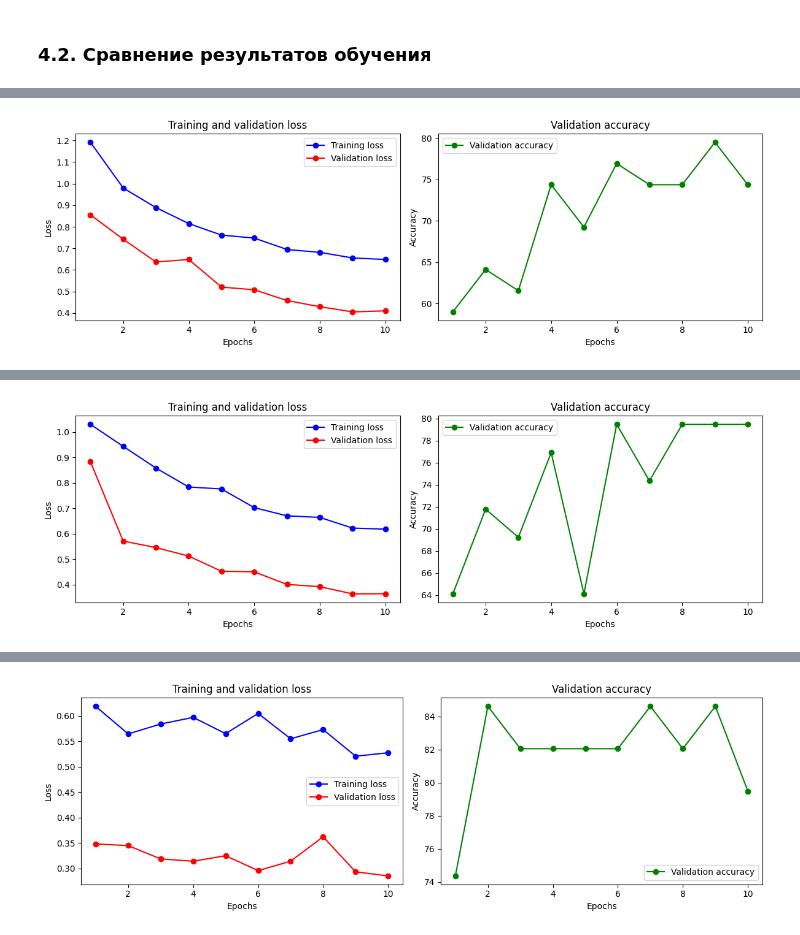
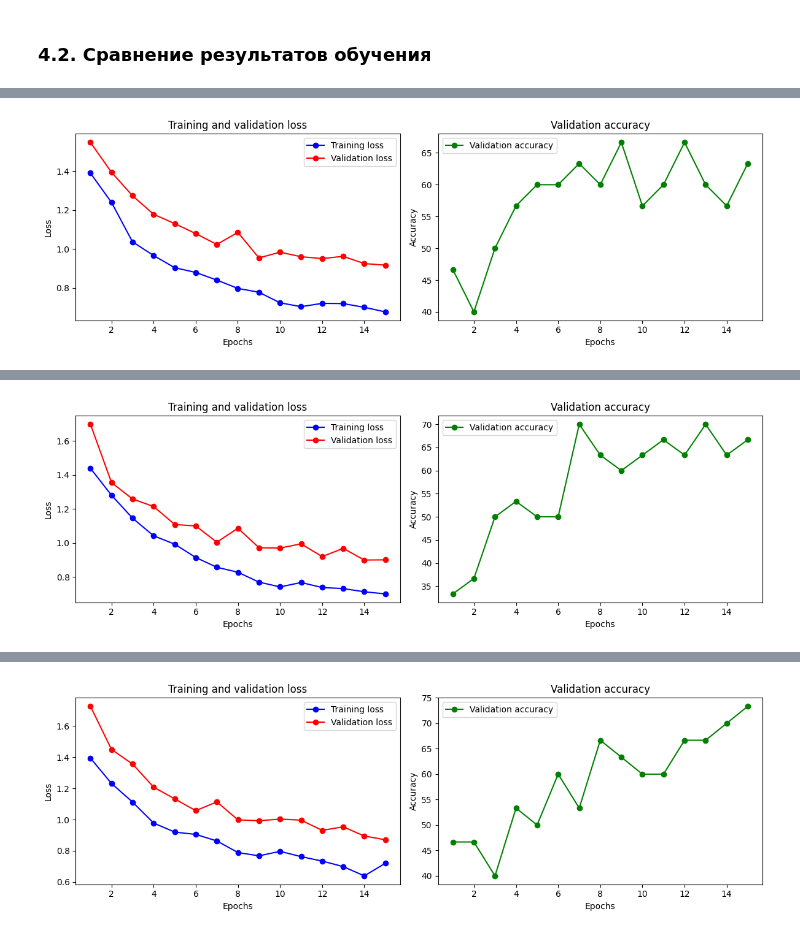
Before and after one commit to a13xe/PaintingsCNN, a Jupyter notebook: paint_train.ipynb, the cells around one changed output, grey strips where cells are left out. Saved outputs shown, nothing was run; the diff lists cells and outputs as text; code cells hidden in the pictures.

Commit message:
update classes
- reclassificate some images
- increase epochs

```diff
--- a/paint_train.ipynb
+++ b/paint_train.ipynb
@@ -210,25 +212,18 @@ def plot_results(train_losses, val_losses, val_accuracies):
 # %%
-# Define device: use GPU if available, else use CPU
+# Определение устройства: использование GPU, если доступно, иначе использование CPU
 device = torch.device('cuda' if torch.cuda.is_available() else 'cpu')
 
-# Move the model to the device
+# Перемещение модели на устройство
 model_1_transfer.to(device)
-model_1_transfer, train_losses, val_losses, val_accuracies = train_model(model_1_transfer, train_loader, val_loader, num_epochs=10)
-# Plot the results
+model_1_transfer, train_losses, val_losses, val_accuracies = train_model(model_1_transfer, train_loader, val_loader, num_epochs=15) # Обучение модели и получение результатов
+plot_results(train_losses, val_losses, val_accuracies) # Визуализация результатов
+
+model_2_transfer.to(device)
+model_2_transfer, train_losses, val_losses, val_accuracies = train_model(model_2_transfer, train_loader, val_loader, num_epochs=15)
 plot_results(train_losses, val_losses, val_accuracies)
 
-
-# Move the model to the device
-model_2_transfer.to(device)
-model_2_transfer, train_losses, val_losses, val_accuracies = train_model(model_2_transfer, train_loader, val_loader, num_epochs=10)
-# Plot the results
+model_3_transfer.to(device)
+model_3_transfer, train_losses, val_losses, val_accuracies = train_model(model_3_transfer, train_loader, val_loader, num_epochs=15)
 plot_results(train_losses, val_losses, val_accuracies)
-
-
-# Move the model to the device
-model_2_transfer.to(device)
-model_2_transfer, train_losses, val_losses, val_accuracies = train_model(model_2_transfer, train_loader, val_loader, num_epochs=10)
-# Plot the results
-plot_results(train_losses, val_losses, val_accuracies)
 # %% [output]
 Epoch 1:
@@ -254,2 +246,2 @@ Train Loss: 0.6486, Val Loss: 0.4106, Val Acc: 74.36%
-[figure, old version]
+[figure, new version]
 Epoch 1:
@@ -275,2 +264,2 @@ Train Loss: 0.6179, Val Loss: 0.3635, Val Acc: 79.49%
-[figure, old version]
+[figure, new version]
 Epoch 1:
@@ -296 +282 @@ Train Loss: 0.5276, Val Loss: 0.2855, Val Acc: 79.49%
-[figure, old version]
+[figure, new version]
```
Also changed, not shown: parts of 6 cells of this notebook, 4 other files.
